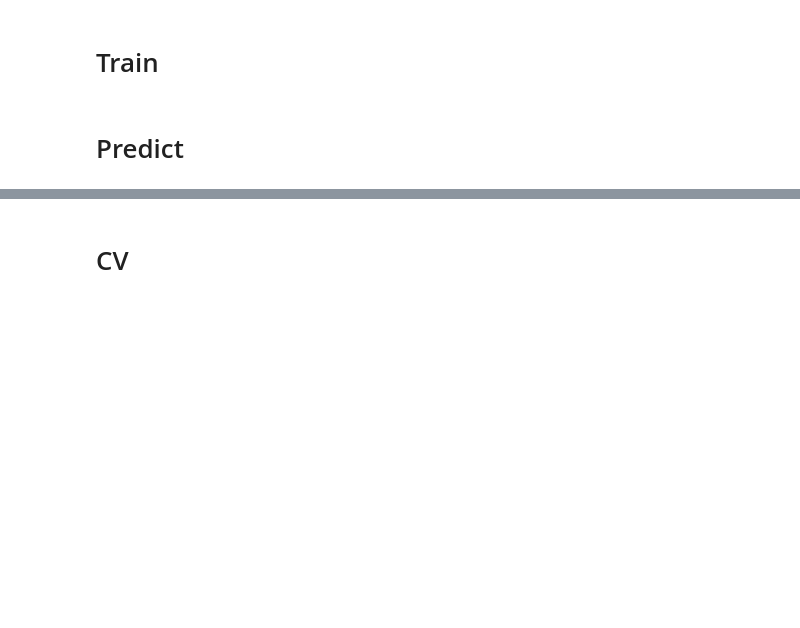
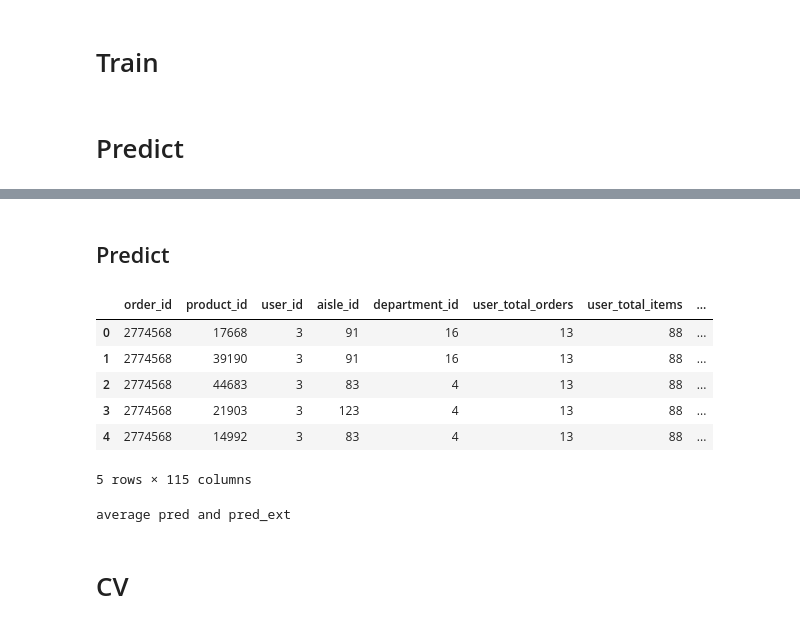
Before and after one commit to bataeves/kaggle, a Jupyter notebook: instacart/Model2.ipynb, the cells around one changed output, grey strips where cells are left out. Cells and saved outputs as stored; diff of their text form; code cells hidden in the pictures; blank space fills up the shorter version.

```diff
--- a/instacart/Model2.ipynb
+++ b/instacart/Model2.ipynb
@@ -318,0 +737,5 @@ def feature_select(df):
+# %%
+import pickle
+df_train = pd.read_pickle("df_train.pkl")
+df_test = pd.read_pickle("df_test.pkl")
+labels = pickle.load(open("labels.pkl"))
@@ -345 +935,3 @@ model = train(df_train, labels)
+# %% [markdown]
+## Predict
 # %%
@@ -367,0 +996,15 @@ def predict(model, df_test, TRESHOLD=0.19):
+# %%
+# Загружаем внешний prediction
+pred_ext = pd.read_csv("prediction_lgbm.csv").rename(
+    columns={"prediction": "pred_ext"}
+)
+df_test = df_test.merge(pred_ext, on=["order_id", "product_id"])
+df_test.head()
+# %% [output]
+|  | order_id | product_id | user_id | aisle_id | department_id | user_total_orders | user_total_items | ... |
+| 0 | 2774568 | 17668 | 3 | 91 | 16 | 13 | 88 | ... |
+| 1 | 2774568 | 39190 | 3 | 91 | 16 | 13 | 88 | ... |
+| 2 | 2774568 | 44683 | 3 | 83 | 4 | 13 | 88 | ... |
+| 3 | 2774568 | 21903 | 3 | 123 | 4 | 13 | 88 | ... |
+| 4 | 2774568 | 14992 | 3 | 83 | 4 | 13 | 88 | ... |
+5 rows × 115 columns
@@ -368,6 +1019,8 @@ def predict(model, df_test, TRESHOLD=0.19):
 # %%
-sub = predict(model, df_test)
-sub.to_csv('sub.csv', index=False)
+sub = predict(model, df_test, none_model, TRESHOLD=0.8)
+sub.to_csv('sub2.csv', index=False)
+# %% [output]
+average pred and pred_ext
 # %% [markdown]
 # CV
 # %% [markdown]
```
Also changed, not shown: parts of 43 cells of this notebook, 22 other files.
